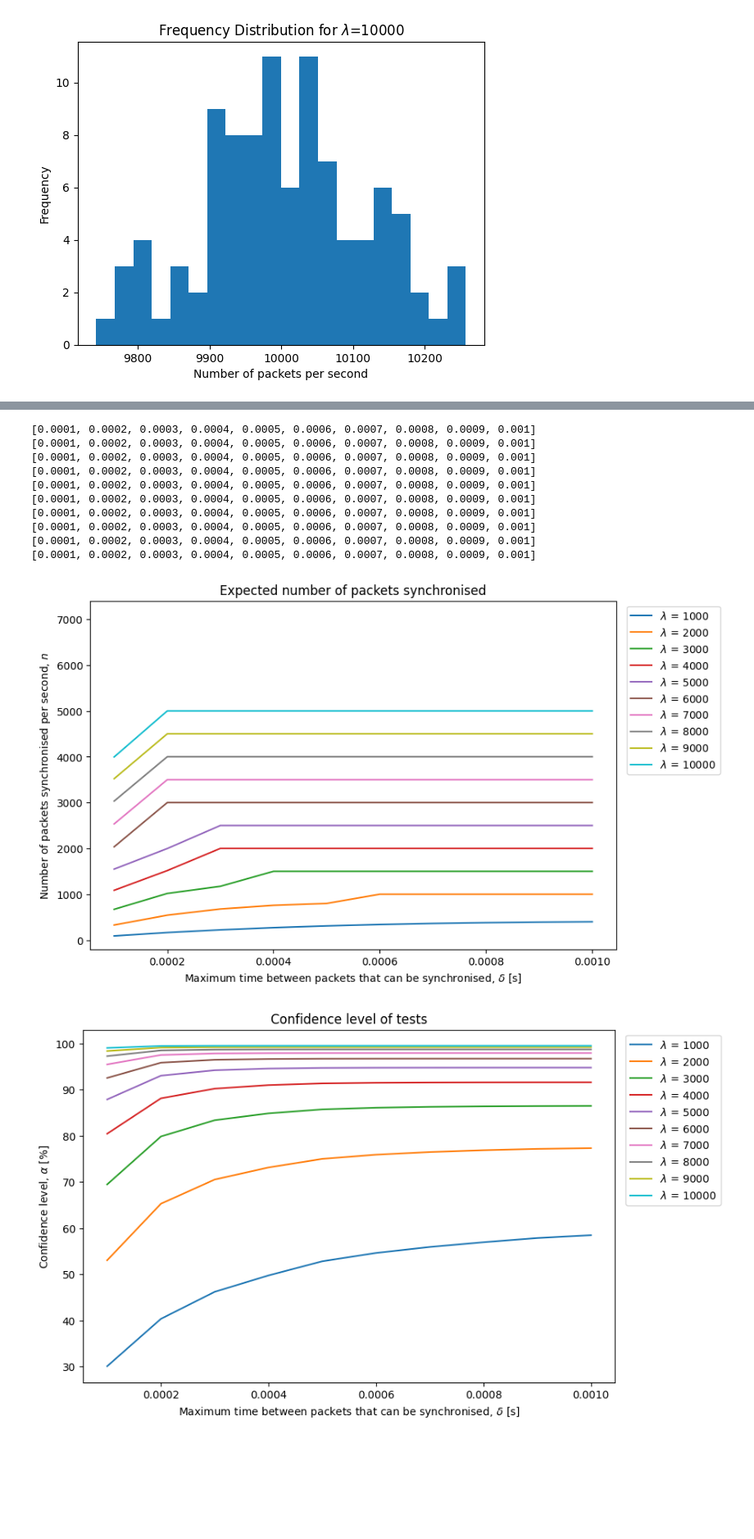
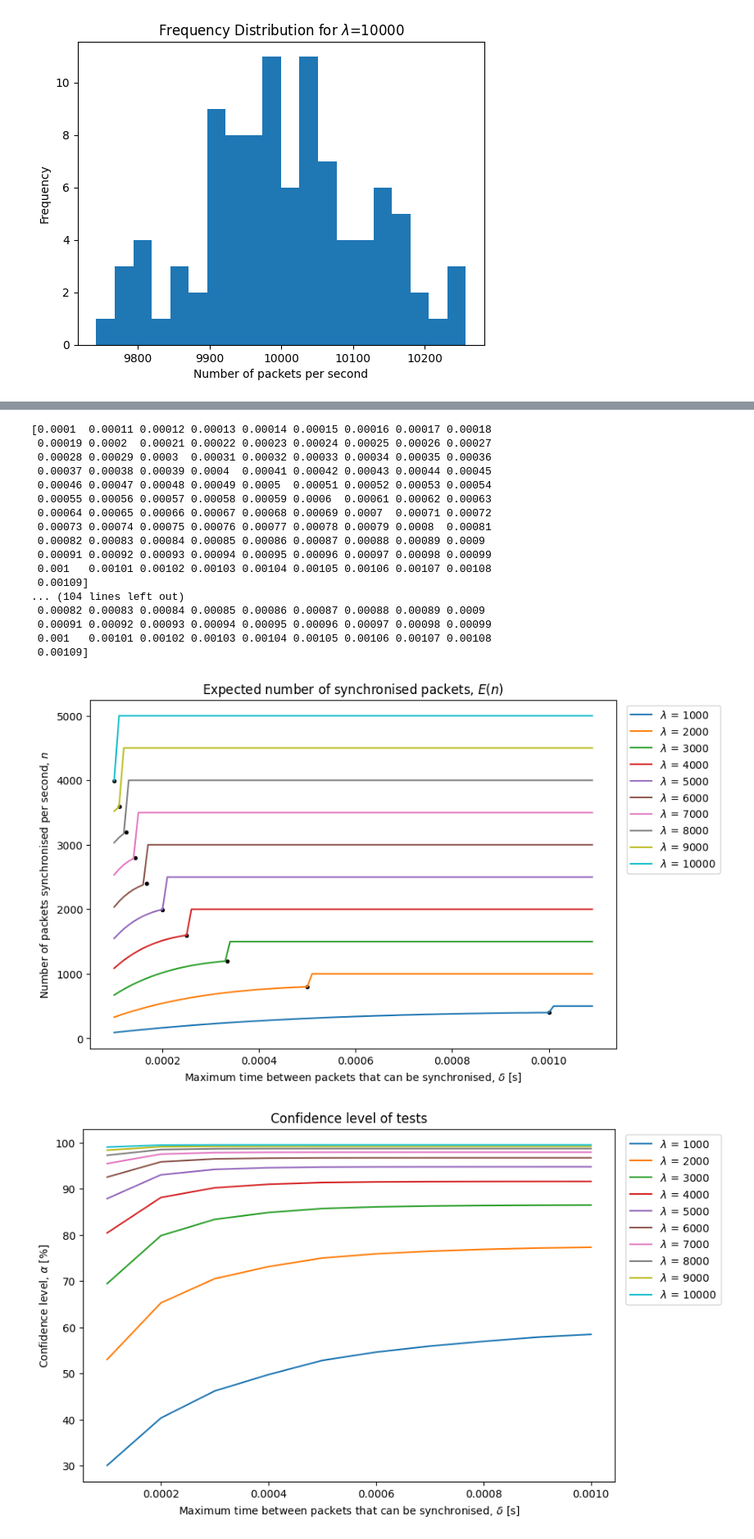
Before and after one commit to gui-source/path-comparison, a Jupyter notebook: ns-3.40/scratch/analyse-two-flow.ipynb, the cells around one changed output, grey strips where cells are left out. Shown: that part at 82% size. Drawn from its saved outputs; the diff is of its cells as text; code cells hidden in the pictures; blank space fills up the shorter version.

```diff
--- a/ns-3.40/scratch/analyse-two-flow.ipynb
+++ b/ns-3.40/scratch/analyse-two-flow.ipynb
@@ -330,43 +341,52 @@ plt.show()
 [figure]
 # %%
 # plot expected number of packets against delta
+colors = ['b', 'orange', 'green', 'red', 'purple', 'brown', 'magenta', 'gray', 'yellow', 'cyan']
 
-def plot_expected_sync(Lambda):
+def plot_expected_sync(Lambda, c):
     # plot the number of packets synced for different values of delta
-    deltas = [i/10000 for i in range(1, 11)]
+    deltas = np.arange(0.0001, 0.0011, 0.00001)
     print(deltas)
-    expecteds = [get_expected(Lambda,Lambda,  d) for d in deltas]
+    expecteds = [get_expected(Lambda, Lambda,  d) for d in deltas]
 
     plt.plot(deltas, expecteds, label="$\lambda$ = {}".format(Lambda))
 
+
     # to show the point of delta = 1/Lambda
-    # plt.scatter([1/Lambda], [get_expected(Lambda, 1/Lambda)], c='black', marker='o')
+    plt.scatter([1/Lambda], [get_expected(Lambda, Lambda, 1/Lambda)], c='black', marker='.')
 
 fig = plt.figure(figsize=(9, 6))
 ax = plt.subplot(111)
-plt.title("Expected number of packets synchronised")
-plt.ylim(top=7400, bottom=-200)
+plt.title("Expected number of synchronised packets, $E(n)$")
+# plt.ylim(top=7400, bottom=-200)
 
 for i in range(1, 11):
-    plot_expected_sync(i * 1000)
+    plot_expected_sync(i * 1000, colors[i-1])
 
 plt.xlabel("Maximum time between packets that can be synchronised, $\\delta$ [s]")
 plt.ylabel("Number of packets synchronised per second, $n$")
 plt.legend()
 ax.legend(bbox_to_anchor=(1.01, 1))
 plt.show()
 # %% [output]
-[0.0001, 0.0002, 0.0003, 0.0004, 0.0005, 0.0006, 0.0007, 0.0008, 0.0009, 0.001]
-[0.0001, 0.0002, 0.0003, 0.0004, 0.0005, 0.0006, 0.0007, 0.0008, 0.0009, 0.001]
-[0.0001, 0.0002, 0.0003, 0.0004, 0.0005, 0.0006, 0.0007, 0.0008, 0.0009, 0.001]
-[0.0001, 0.0002, 0.0003, 0.0004, 0.0005, 0.0006, 0.0007, 0.0008, 0.0009, 0.001]
-[0.0001, 0.0002, 0.0003, 0.0004, 0.0005, 0.0006, 0.0007, 0.0008, 0.0009, 0.001]
-[0.0001, 0.0002, 0.0003, 0.0004, 0.0005, 0.0006, 0.0007, 0.0008, 0.0009, 0.001]
-[0.0001, 0.0002, 0.0003, 0.0004, 0.0005, 0.0006, 0.0007, 0.0008, 0.0009, 0.001]
-[0.0001, 0.0002, 0.0003, 0.0004, 0.0005, 0.0006, 0.0007, 0.0008, 0.0009, 0.001]
-[0.0001, 0.0002, 0.0003, 0.0004, 0.0005, 0.0006, 0.0007, 0.0008, 0.0009, 0.001]
-[0.0001, 0.0002, 0.0003, 0.0004, 0.0005, 0.0006, 0.0007, 0.0008, 0.0009, 0.001]
+[0.0001  0.00011 0.00012 0.00013 0.00014 0.00015 0.00016 0.00017 0.00018
+ 0.00019 0.0002  0.00021 0.00022 0.00023 0.00024 0.00025 0.00026 0.00027
+ 0.00028 0.00029 0.0003  0.00031 0.00032 0.00033 0.00034 0.00035 0.00036
+ 0.00037 0.00038 0.00039 0.0004  0.00041 0.00042 0.00043 0.00044 0.00045
+ 0.00046 0.00047 0.00048 0.00049 0.0005  0.00051 0.00052 0.00053 0.00054
+ 0.00055 0.00056 0.00057 0.00058 0.00059 0.0006  0.00061 0.00062 0.00063
+ 0.00064 0.00065 0.00066 0.00067 0.00068 0.00069 0.0007  0.00071 0.00072
+ 0.00073 0.00074 0.00075 0.00076 0.00077 0.00078 0.00079 0.0008  0.00081
+ 0.00082 0.00083 0.00084 0.00085 0.00086 0.00087 0.00088 0.00089 0.0009
+ 0.00091 0.00092 0.00093 0.00094 0.00095 0.00096 0.00097 0.00098 0.00099
+ 0.001   0.00101 0.00102 0.00103 0.00104 0.00105 0.00106 0.00107 0.00108
+ 0.00109]
+... (104 lines left out)
+ 0.00082 0.00083 0.00084 0.00085 0.00086 0.00087 0.00088 0.00089 0.0009
+ 0.00091 0.00092 0.00093 0.00094 0.00095 0.00096 0.00097 0.00098 0.00099
+ 0.001   0.00101 0.00102 0.00103 0.00104 0.00105 0.00106 0.00107 0.00108
+ 0.00109]
-[figure, old version]
+[figure, new version]
 # %%
 # plot confidence against delta
 
```
Also changed, not shown: parts of 3 cells of this notebook.
